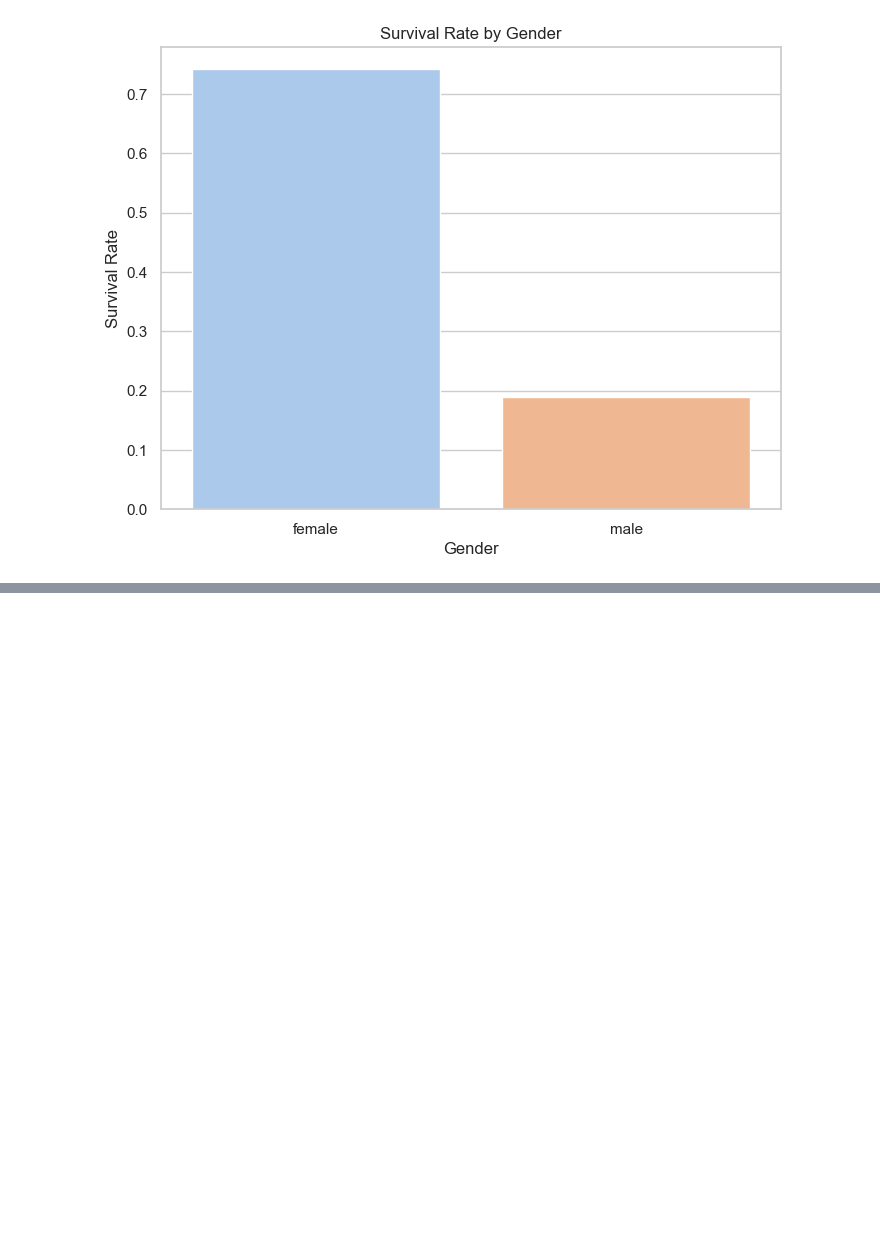
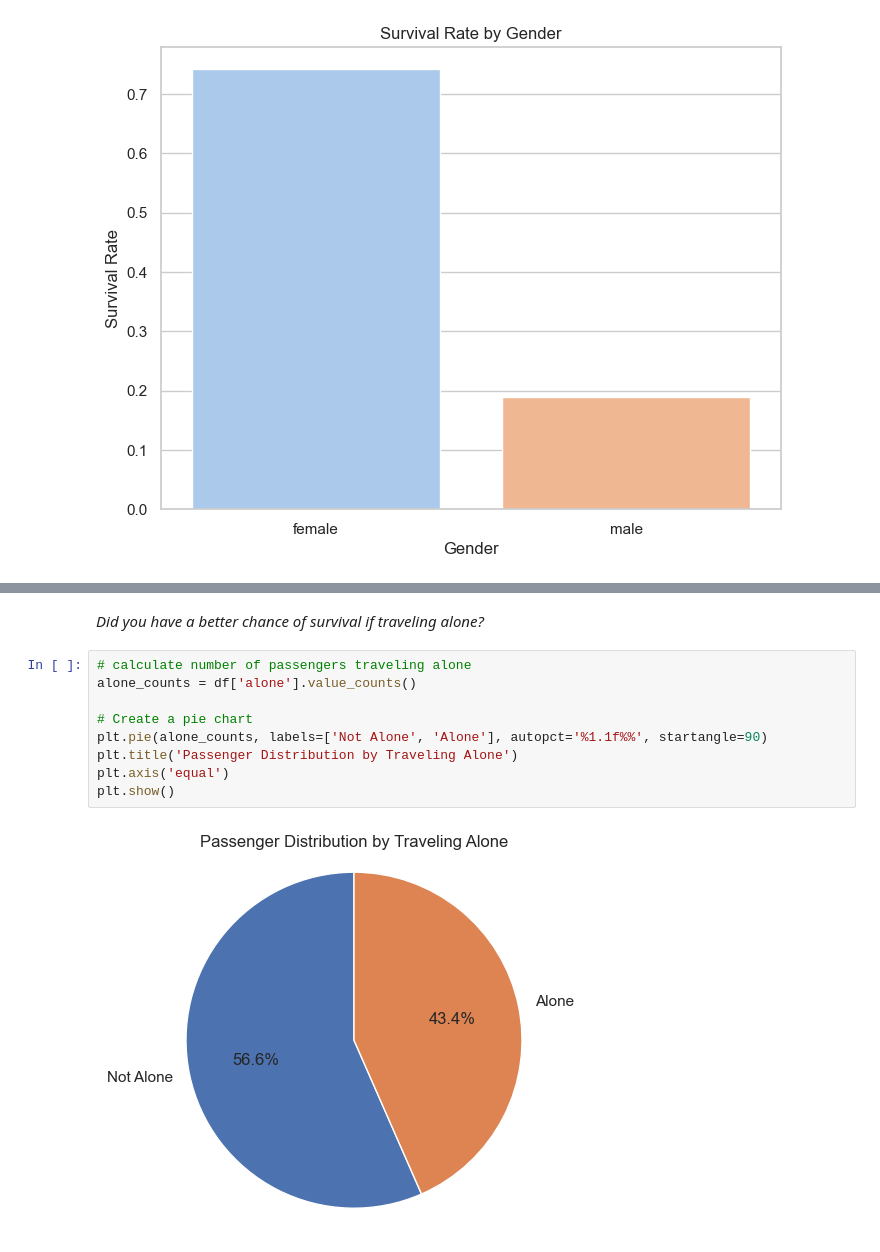
Before and after one commit to Karpoozi/datafun-06-eda, a Jupyter notebook: brookerichards_eda.ipynb, the cells around one changed output, grey strips where cells are left out. Cells and saved outputs as stored; diff of their text form; blank space fills up the shorter version.

```diff
--- a/brookerichards_eda.ipynb
+++ b/brookerichards_eda.ipynb
@@ -170,0 +186,13 @@ NameError: name 'titanic' is not defined
+# %% [markdown]
+*Did you have a better chance of survival if traveling alone?*
+# %%
+# calculate number of passengers traveling alone
+alone_counts = df['alone'].value_counts()
+
+# Create a pie chart
+plt.pie(alone_counts, labels=['Not Alone', 'Alone'], autopct='%1.1f%%', startangle=90)
+plt.title('Passenger Distribution by Traveling Alone')
+plt.axis('equal')
+plt.show()
+# %% [output]
+[figure, added]
```
Also changed, not shown: parts of 19 cells of this notebook.
